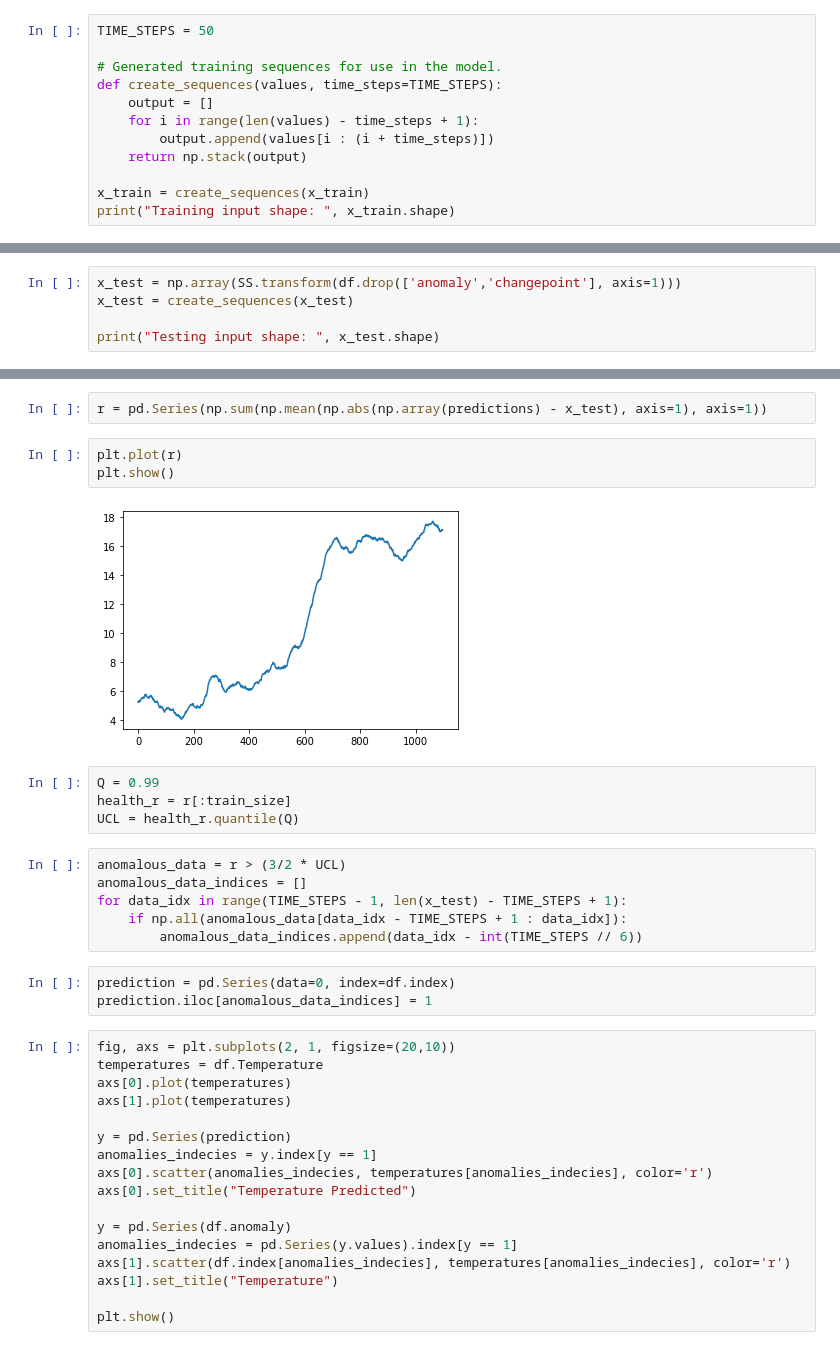
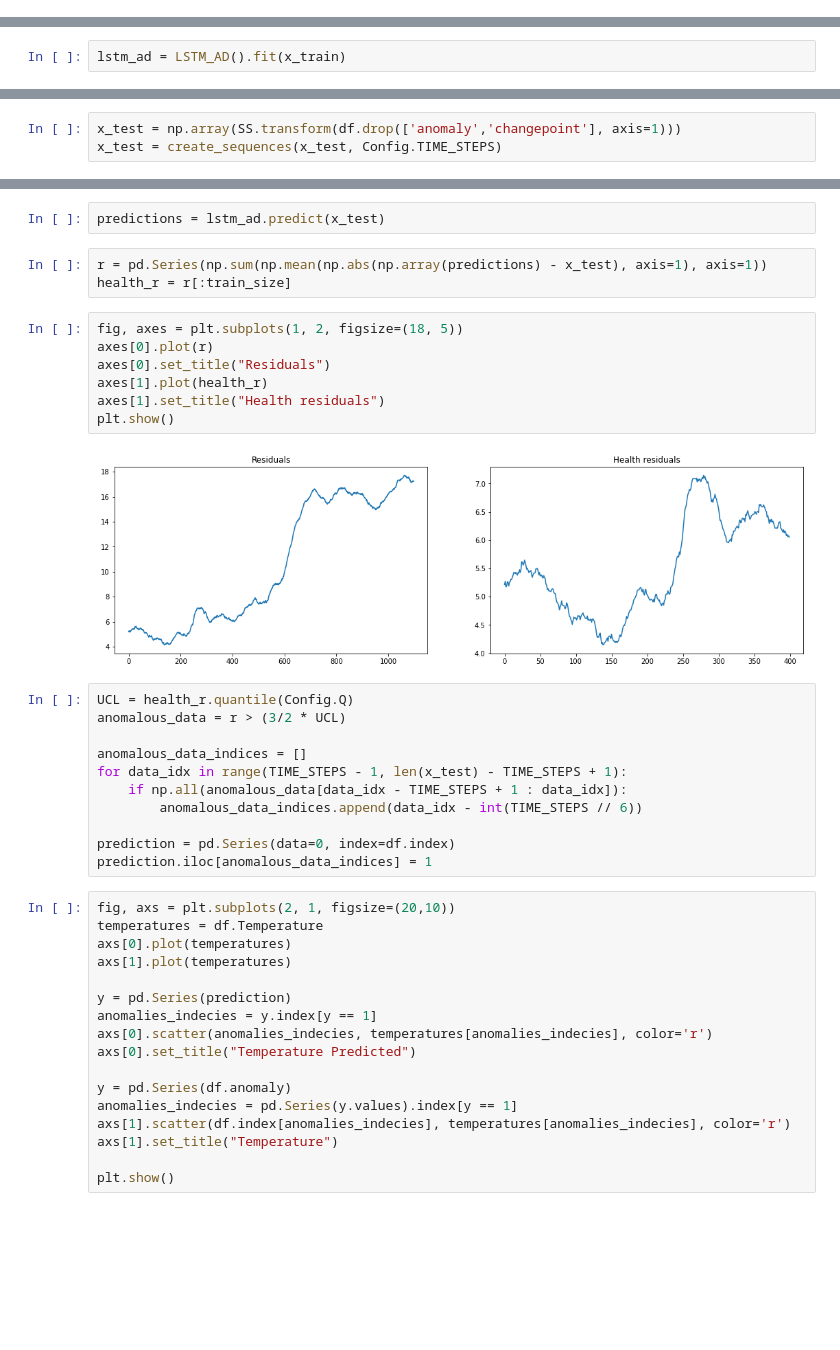
Before and after one commit to dabdya/anomaly_detection, a Jupyter notebook: LSTM-AD.ipynb, the cells around one changed output, grey strips where cells are left out. Saved outputs shown, nothing was run; the diff lists cells and outputs as text; blank space fills up the shorter version.

Commit message:
LSTM_AD: ready to shine

```diff
--- a/LSTM-AD.ipynb
+++ b/LSTM-AD.ipynb
@@ -35,12 +39,0 @@ x_train = np.array(SS.fit_transform(df[:train_size].drop(['anomaly','changepoint
-# %%
-TIME_STEPS = 50
-
-# Generated training sequences for use in the model.
-def create_sequences(values, time_steps=TIME_STEPS):
-    output = []
-    for i in range(len(values) - time_steps + 1):
-        output.append(values[i : (i + time_steps)])
-    return np.stack(output)
-
-x_train = create_sequences(x_train)
-print("Training input shape: ", x_train.shape)
@@ -87,0 +40,2 @@ decoder_model_inf = Model(inputs = [decoder_input] + decoder_input_states,
+# %%
+lstm_ad = LSTM_AD().fit(x_train)
@@ -88,5 +47,3 @@ decoder_model_inf = Model(inputs = [decoder_input] + decoder_input_states,
 # %%
 x_test = np.array(SS.transform(df.drop(['anomaly','changepoint'], axis=1)))
-x_test = create_sequences(x_test)
-
-print("Testing input shape: ", x_test.shape)
+x_test = create_sequences(x_test, Config.TIME_STEPS)
@@ -135,23 +50,28 @@ x_test.shape
+# %%
+predictions = lstm_ad.predict(x_test)
 # %%
 r = pd.Series(np.sum(np.mean(np.abs(np.array(predictions) - x_test), axis=1), axis=1))
+health_r = r[:train_size]
-# %%
-plt.plot(r)
-plt.show()
-# %% [output]
-[figure, removed]
-# %%
-Q = 0.99
-health_r = r[:train_size]
-UCL = health_r.quantile(Q)
+# %%
+fig, axes = plt.subplots(1, 2, figsize=(18, 5))
+axes[0].plot(r)
+axes[0].set_title("Residuals")
+axes[1].plot(health_r)
+axes[1].set_title("Health residuals")
+plt.show()
+# %% [output]
+[figure, added]
 # %%
+UCL = health_r.quantile(Config.Q)
 anomalous_data = r > (3/2 * UCL)
+
 anomalous_data_indices = []
 for data_idx in range(TIME_STEPS - 1, len(x_test) - TIME_STEPS + 1):
     if np.all(anomalous_data[data_idx - TIME_STEPS + 1 : data_idx]):
         anomalous_data_indices.append(data_idx - int(TIME_STEPS // 6))
+
+prediction = pd.Series(data=0, index=df.index)
+prediction.iloc[anomalous_data_indices] = 1
-# %%
-prediction = pd.Series(data=0, index=df.index)
-prediction.iloc[anomalous_data_indices] = 1
 # %%
 fig, axs = plt.subplots(2, 1, figsize=(20,10))
 temperatures = df.Temperature
```
Also changed, not shown: parts of 22 cells of this notebook.
